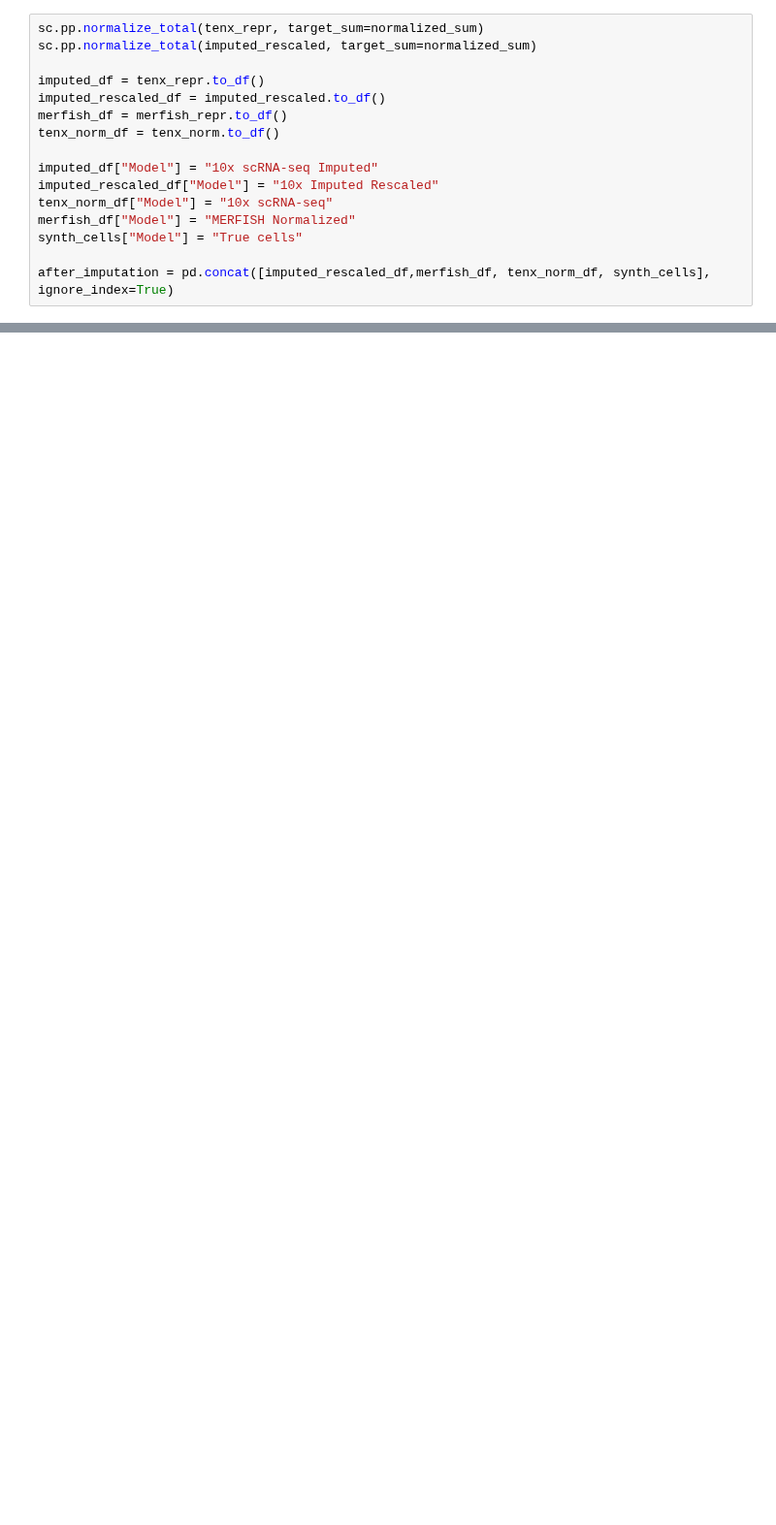
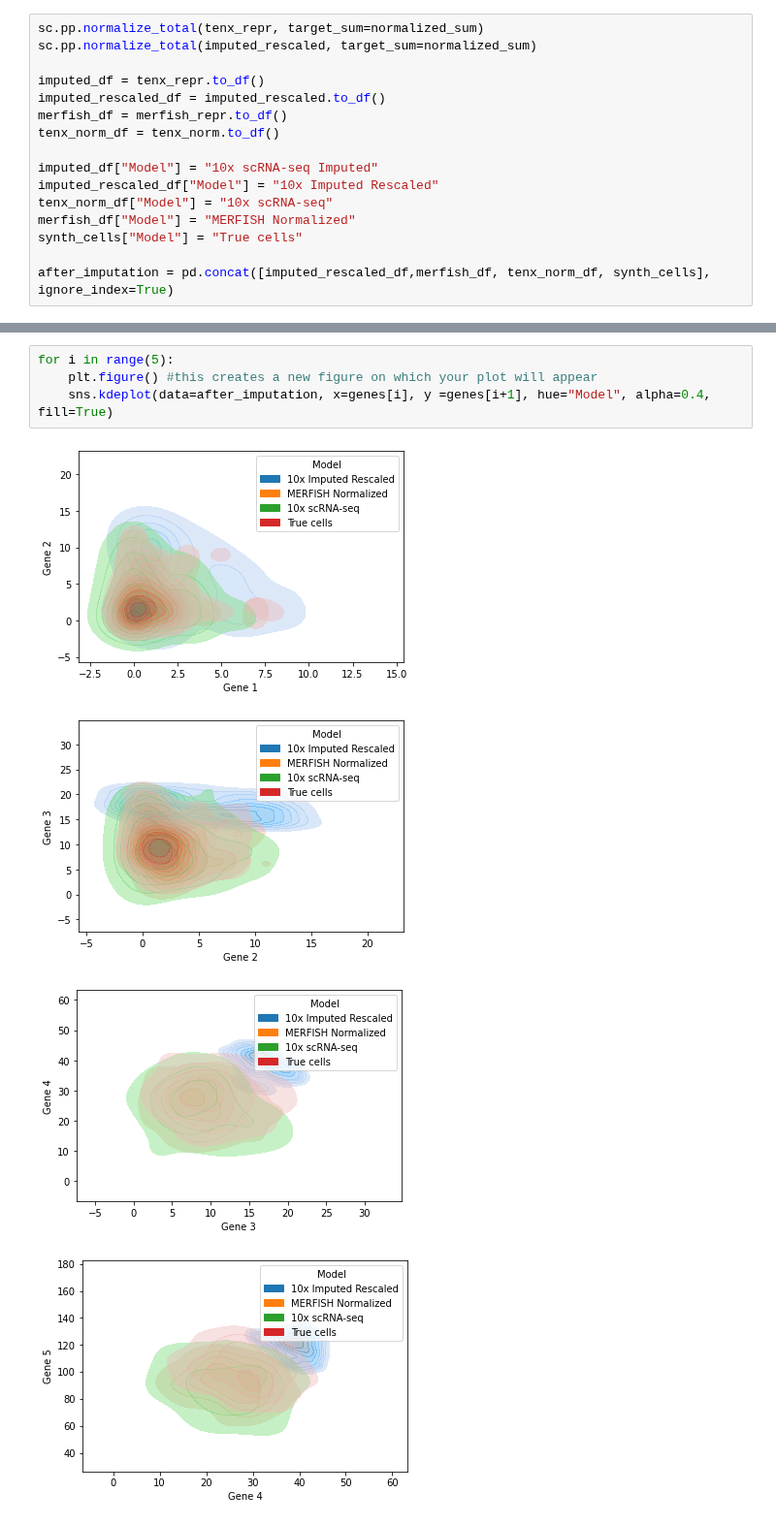
Before and after one commit to saulvegasauceda/blog, a Jupyter notebook: _sources/notebooks.ipynb, the cells around one changed output, grey strips where cells are left out. Shown at 97% size. Cells and saved outputs as stored; diff of their text form; blank space fills up the shorter version.

```diff
--- a/_sources/notebooks.ipynb
+++ b/_sources/notebooks.ipynb
@@ -211,0 +215,9 @@ after_imputation = pd.concat([imputed_rescaled_df,merfish_df, tenx_norm_df, synt
+# %%
+for i in range(5):
+    plt.figure() #this creates a new figure on which your plot will appear
+    sns.kdeplot(data=after_imputation, x=genes[i], y =genes[i+1], hue="Model", alpha=0.4, fill=True)
+# %% [output]
+[figure, added]
+[figure, added]
+[figure, added]
+[figure, added]
```
Also changed, not shown: parts of 25 cells of this notebook, 21 other files.
